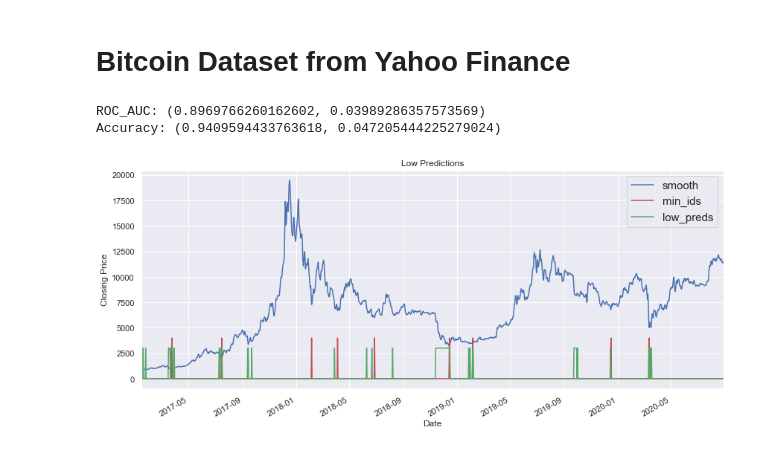
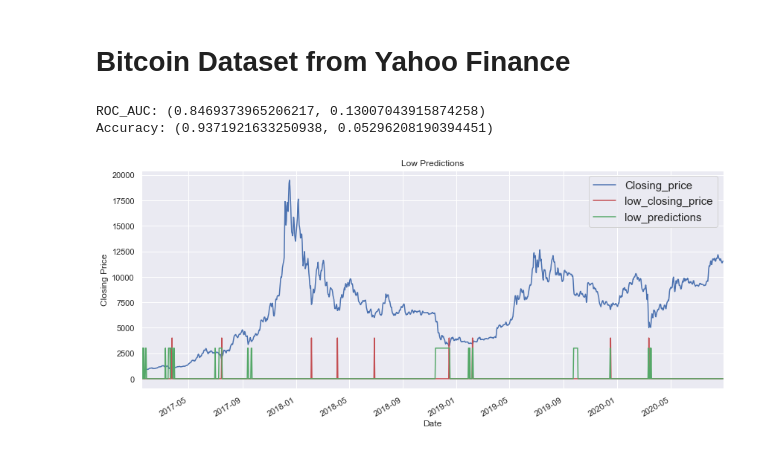
Before and after one commit to anhbiphan/Project_Bitcoin, a Jupyter notebook: Low_Closing_Price_Preds_Function.ipynb, the cells around one changed output. Cells and saved outputs as stored; diff of their text form; code cells hidden in the pictures.

```diff
--- a/Low_Closing_Price_Preds_Function.ipynb
+++ b/Low_Closing_Price_Preds_Function.ipynb
@@ -166,17 +166,17 @@ def predict_crypto(symbol, start_date, end_date, window_days, graph_on):
         clean_bit['low_preds'] = predict_df['low_preds'].values
 
         plt.figure(figsize=(14,6))
-        clean_bit.smooth.plot()
-        (4000*clean_bit.min_ids).plot(color='r')
-        (3000*clean_bit.low_preds).plot(color='g')
+        clean_bit.smooth.plot(label='Closing_price')
+        (4000*clean_bit.min_ids).plot(label= 'low_closing_price', color='r')
+        (3000*clean_bit.low_preds).plot(label= 'low_predictions', color='g')
         plt.ylabel('Closing Price')
         plt.title('Low Predictions')
         plt.legend(fontsize=15);
     else:
         pass
 # %%
-predict_crypto('BTC-USD','2017-01-01', today, 40, 1)
+predict_crypto('BTC-USD','2017-01-01', today, 50, 1)
 # %% [output]
-ROC_AUC: (0.8969766260162602, 0.03989286357573569)
-Accuracy: (0.9409594433763618, 0.047205444225279024)
+ROC_AUC: (0.8469373965206217, 0.13007043915874258)
+Accuracy: (0.9371921633250938, 0.05296208190394451)
-[figure, old version]
+[figure, new version]
```
Also changed, not shown: parts of 1 cell of this notebook, 1 other file.
